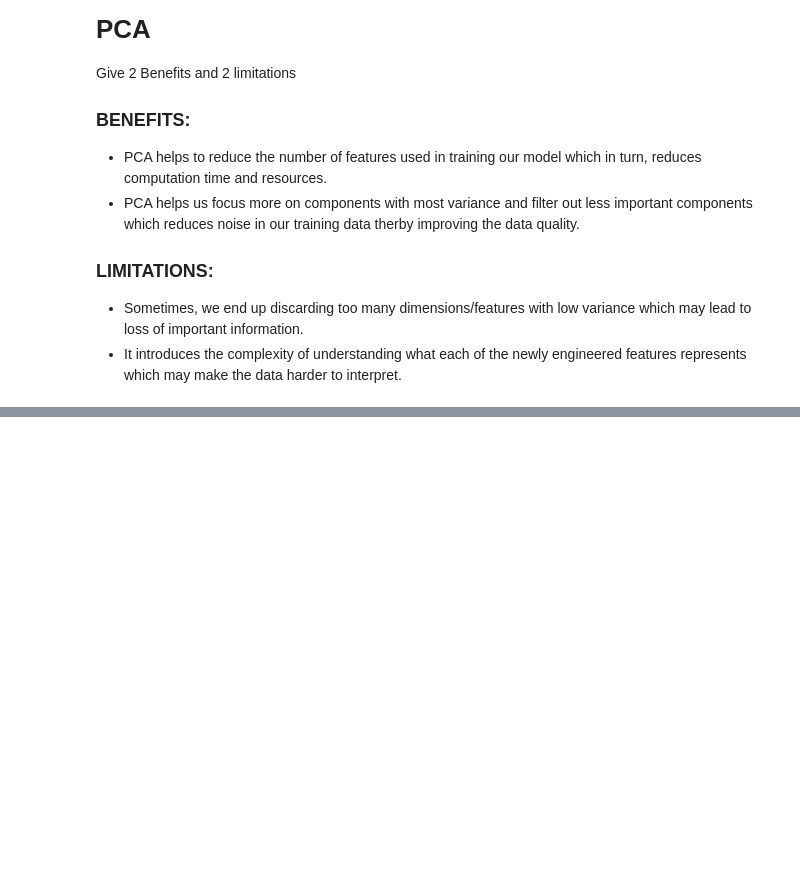
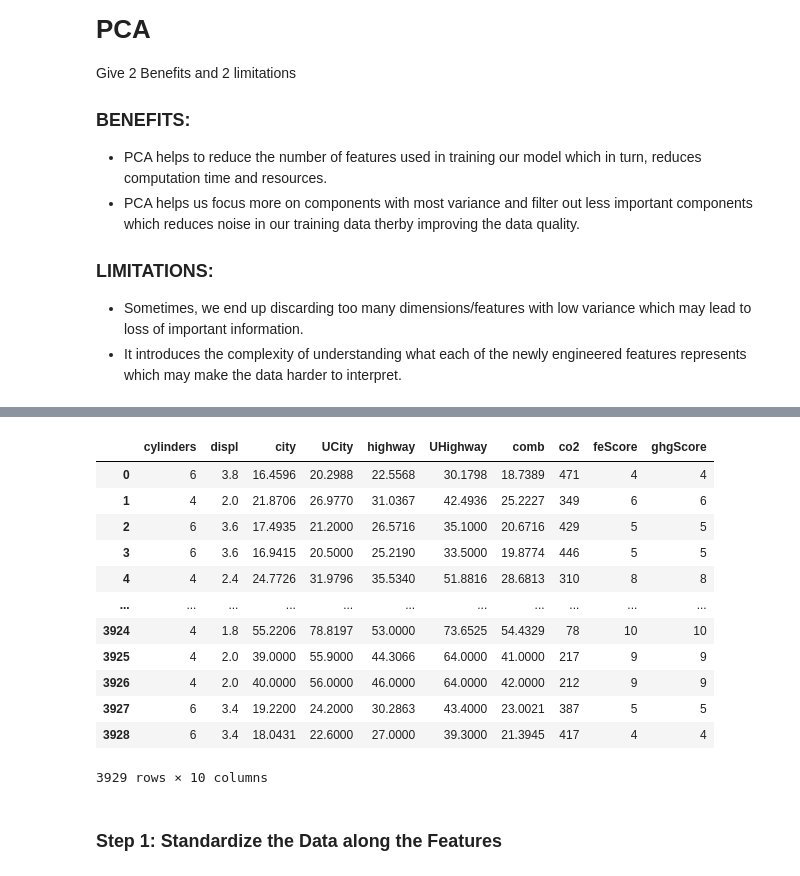
Before and after one commit to Ronnie5562/alu-machine_learning, a Jupyter notebook: math/advanced_linear_algebra/canvas_assignment/Formative_Assignment_PCA_Abimbola_Ronald.ipynb, the cells around one changed output, grey strips where cells are left out. Cells and saved outputs as stored; diff of their text form; code cells hidden in the pictures; blank space fills up the shorter version.

```diff
--- a/math/advanced_linear_algebra/canvas_assignment/Formative_Assignment_PCA_Abimbola_Ronald.ipynb
+++ b/math/advanced_linear_algebra/canvas_assignment/Formative_Assignment_PCA_Abimbola_Ronald.ipynb
@@ -172,0 +211,22 @@ Give 2 Benefits and 2 limitations
+# %%
+numeric_cols = df.select_dtypes(include='number').drop(
+    columns=["id", "year", "pv2", "pv4"],
+    errors='ignore'
+)
+numeric_cols
+# %% [output]
+|  | cylinders | displ | city | UCity | highway | UHighway | comb | co2 | feScore | ghgScore |
+| 0 | 6 | 3.8 | 16.4596 | 20.2988 | 22.5568 | 30.1798 | 18.7389 | 471 | 4 | 4 |
+| 1 | 4 | 2.0 | 21.8706 | 26.9770 | 31.0367 | 42.4936 | 25.2227 | 349 | 6 | 6 |
+| 2 | 6 | 3.6 | 17.4935 | 21.2000 | 26.5716 | 35.1000 | 20.6716 | 429 | 5 | 5 |
+| 3 | 6 | 3.6 | 16.9415 | 20.5000 | 25.2190 | 33.5000 | 19.8774 | 446 | 5 | 5 |
+| 4 | 4 | 2.4 | 24.7726 | 31.9796 | 35.5340 | 51.8816 | 28.6813 | 310 | 8 | 8 |
+| ... | ... | ... | ... | ... | ... | ... | ... | ... | ... | ... |
+| 3924 | 4 | 1.8 | 55.2206 | 78.8197 | 53.0000 | 73.6525 | 54.4329 | 78 | 10 | 10 |
+| 3925 | 4 | 2.0 | 39.0000 | 55.9000 | 44.3066 | 64.0000 | 41.0000 | 217 | 9 | 9 |
+| 3926 | 4 | 2.0 | 40.0000 | 56.0000 | 46.0000 | 64.0000 | 42.0000 | 212 | 9 | 9 |
+| 3927 | 6 | 3.4 | 19.2200 | 24.2000 | 30.2863 | 43.4000 | 23.0021 | 387 | 5 | 5 |
+| 3928 | 6 | 3.4 | 18.0431 | 22.6000 | 27.0000 | 39.3000 | 21.3945 | 417 | 4 | 4 |
+3929 rows × 10 columns
+# %% [markdown]
+### Step 1: Standardize the Data along the Features
```
Also changed, not shown: parts of 15 cells of this notebook.
